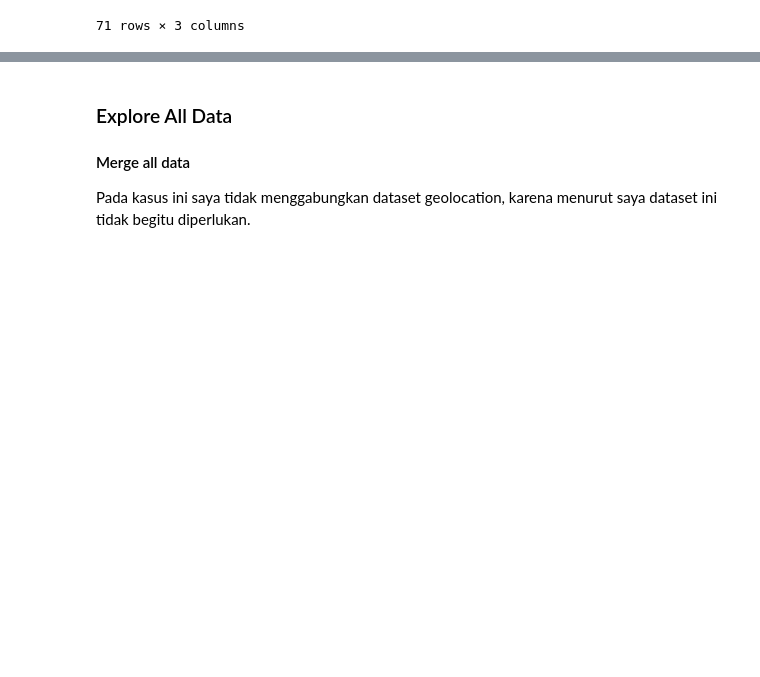
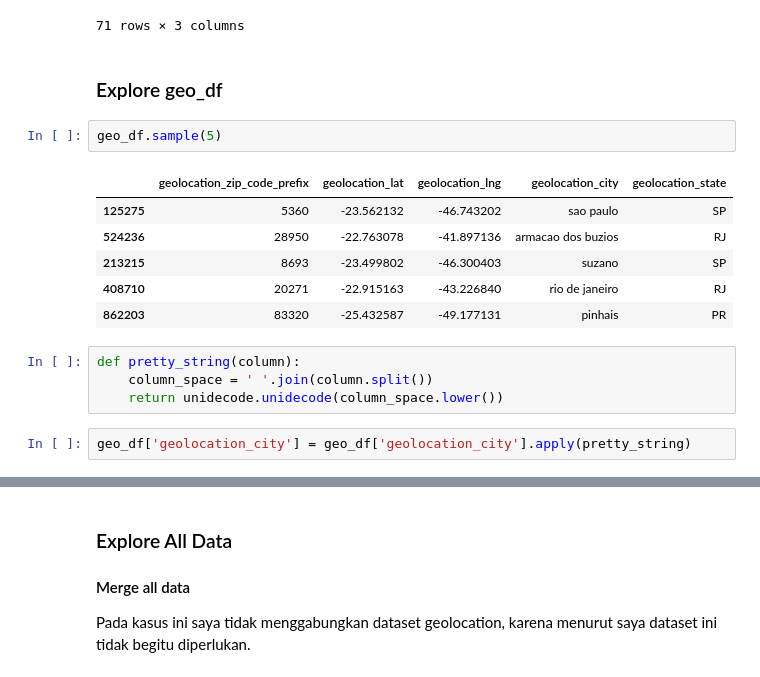
Before and after one commit to Hanifanta/Project-data-analytics, a Jupyter notebook: Proyek_Analisis_Data.ipynb, the cells around one changed output, grey strips where cells are left out. Cells and saved outputs as stored; diff of their text form; blank space fills up the shorter version.

```diff
--- a/Proyek_Analisis_Data.ipynb
+++ b/Proyek_Analisis_Data.ipynb
@@ -865,3 +867,20 @@ sellers_df.groupby(by="product_category_name_english").agg({
 | toys | 3886 | 4.90 | 1699.99 |
 | watches_gifts | 5624 | 8.99 | 3999.90 |
 71 rows × 3 columns
+# %% [markdown]
+### Explore geo_df
+# %%
+geo_df.sample(5)
+# %% [output]
+|  | geolocation_zip_code_prefix | geolocation_lat | geolocation_lng | geolocation_city | geolocation_state |
+| 125275 | 5360 | -23.562132 | -46.743202 | sao paulo | SP |
+| 524236 | 28950 | -22.763078 | -41.897136 | armacao dos buzios | RJ |
+| 213215 | 8693 | -23.499802 | -46.300403 | suzano | SP |
+| 408710 | 20271 | -22.915163 | -43.226840 | rio de janeiro | RJ |
+| 862203 | 83320 | -25.432587 | -49.177131 | pinhais | PR |
+# %%
+def pretty_string(column):
+    column_space = ' '.join(column.split())
+    return unidecode.unidecode(column_space.lower())
+# %%
+geo_df['geolocation_city'] = geo_df['geolocation_city'].apply(pretty_string)
```
Also changed, not shown: parts of 15 cells of this notebook, 1 other file.
